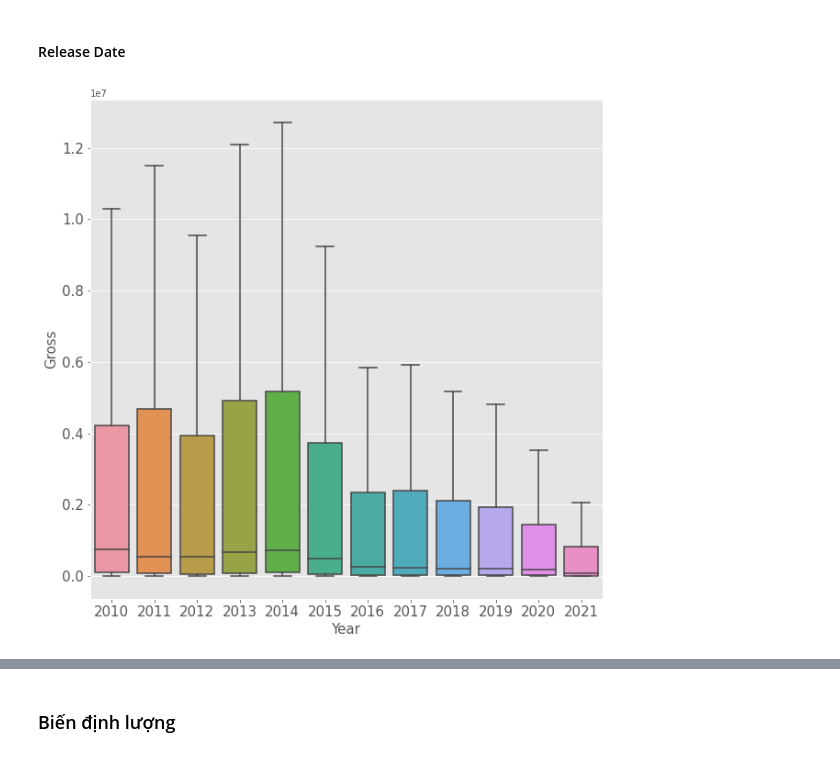
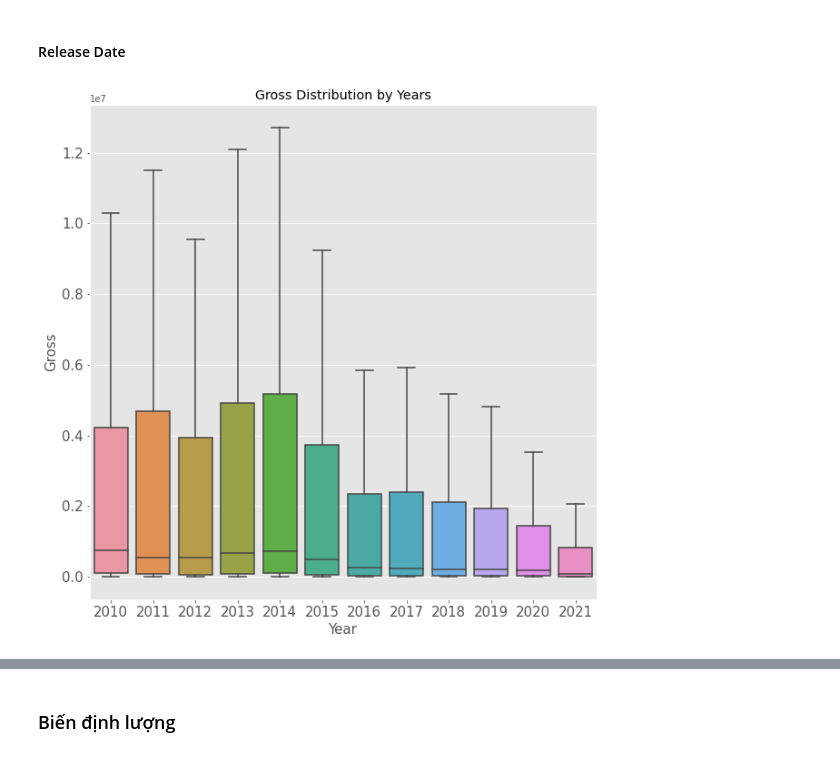
Before and after one commit to icyj1003/imdb-movies-gross, a Jupyter notebook: eda - final.ipynb, the cells around one changed output, grey strips where cells are left out. Cells and saved outputs as stored; diff of their text form; code cells hidden in the pictures.

```diff
--- a/eda - final.ipynb
+++ b/eda - final.ipynb
@@ -170,12 +168,13 @@ Top 10 đạo diễn có doanh thu trung bình cao nhất
 # %%
 plt.figure(figsize=(10, 10))
 sns.boxplot(y=df["gross_worldwide"], x=df["release_date"],
             showfliers=False, order=[x for x in range(2010, 2022)])
 plt.xticks(fontsize=15)
 plt.yticks(fontsize=15)
 plt.xlabel('Year', fontsize=15)
 plt.ylabel('Gross', fontsize=15)
-plt.savefig('./graphs/don_bien/phan_loai/gross_by_year')
+plt.title('Gross Distribution by Years')
+plt.savefig('./graphs/don_bien/phan_loai/gross_by_year', bbox_inches='tight')
 plt.show()
 # %% [output]
-[figure, old version]
+[figure, new version]
```
Also changed, not shown: parts of 26 cells of this notebook, 29 other files.
